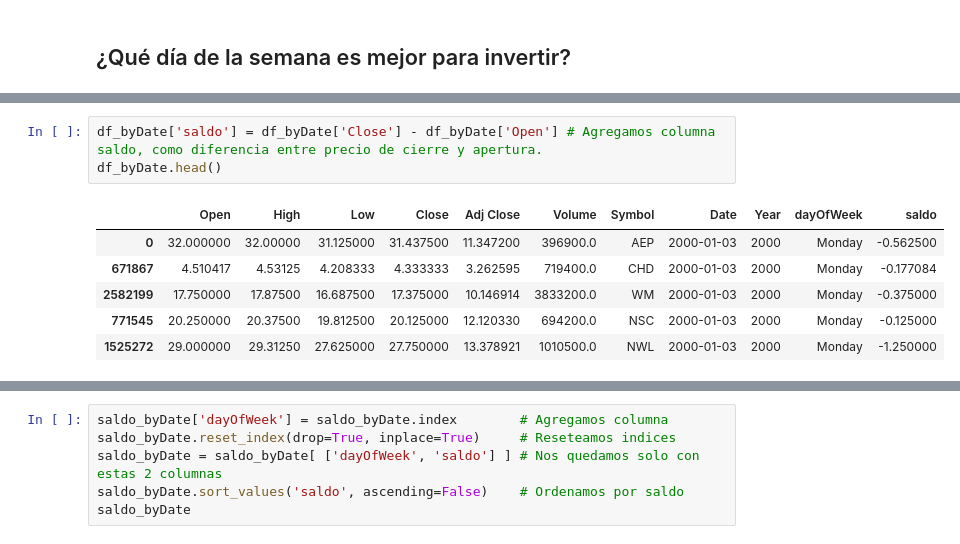
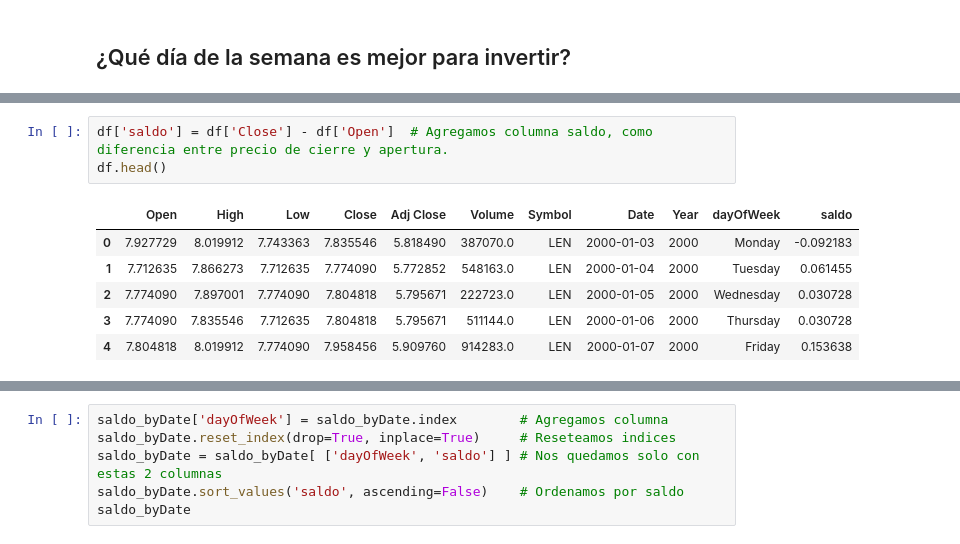
Before and after one commit to Ezemettler/PI2-DA, a Jupyter notebook: EDA_PI2DA.ipynb, the cells around one changed output, grey strips where cells are left out. Drawn from its saved outputs; the diff is of its cells as text.

```diff
--- a/EDA_PI2DA.ipynb
+++ b/EDA_PI2DA.ipynb
@@ -317,11 +291,11 @@ df.head()
 # %%
-df_byDate['saldo'] = df_byDate['Close'] - df_byDate['Open'] # Agregamos columna saldo, como diferencia entre precio de cierre y apertura.
-df_byDate.head()
+df['saldo'] = df['Close'] - df['Open']  # Agregamos columna saldo, como diferencia entre precio de cierre y apertura.
+df.head()
 # %% [output]
 |  | Open | High | Low | Close | Adj Close | Volume | Symbol | Date | Year | dayOfWeek | saldo |
-| 0 | 32.000000 | 32.00000 | 31.125000 | 31.437500 | 11.347200 | 396900.0 | AEP | 2000-01-03 | 2000 | Monday | -0.562500 |
-| 671867 | 4.510417 | 4.53125 | 4.208333 | 4.333333 | 3.262595 | 719400.0 | CHD | 2000-01-03 | 2000 | Monday | -0.177084 |
-| 2582199 | 17.750000 | 17.87500 | 16.687500 | 17.375000 | 10.146914 | 3833200.0 | WM | 2000-01-03 | 2000 | Monday | -0.375000 |
-| 771545 | 20.250000 | 20.37500 | 19.812500 | 20.125000 | 12.120330 | 694200.0 | NSC | 2000-01-03 | 2000 | Monday | -0.125000 |
-| 1525272 | 29.000000 | 29.31250 | 27.625000 | 27.750000 | 13.378921 | 1010500.0 | NWL | 2000-01-03 | 2000 | Monday | -1.250000 |
+| 0 | 7.927729 | 8.019912 | 7.743363 | 7.835546 | 5.818490 | 387070.0 | LEN | 2000-01-03 | 2000 | Monday | -0.092183 |
+| 1 | 7.712635 | 7.866273 | 7.712635 | 7.774090 | 5.772852 | 548163.0 | LEN | 2000-01-04 | 2000 | Tuesday | 0.061455 |
+| 2 | 7.774090 | 7.897001 | 7.774090 | 7.804818 | 5.795671 | 222723.0 | LEN | 2000-01-05 | 2000 | Wednesday | 0.030728 |
+| 3 | 7.774090 | 7.835546 | 7.712635 | 7.804818 | 5.795671 | 511144.0 | LEN | 2000-01-06 | 2000 | Thursday | 0.030728 |
+| 4 | 7.804818 | 8.019912 | 7.774090 | 7.958456 | 5.909760 | 914283.0 | LEN | 2000-01-07 | 2000 | Friday | 0.153638 |
 # %%
```
Also changed, not shown: parts of 23 cells of this notebook.
